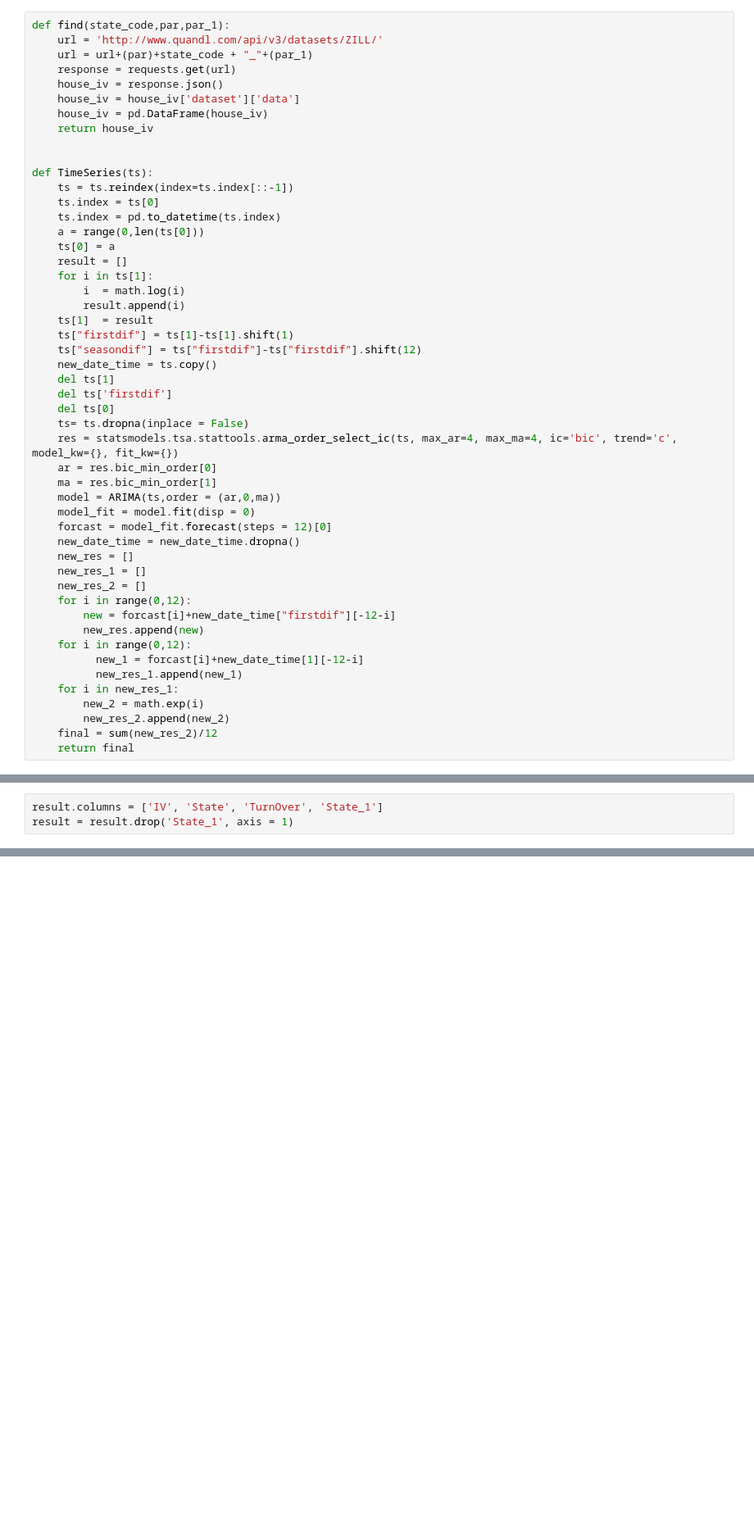
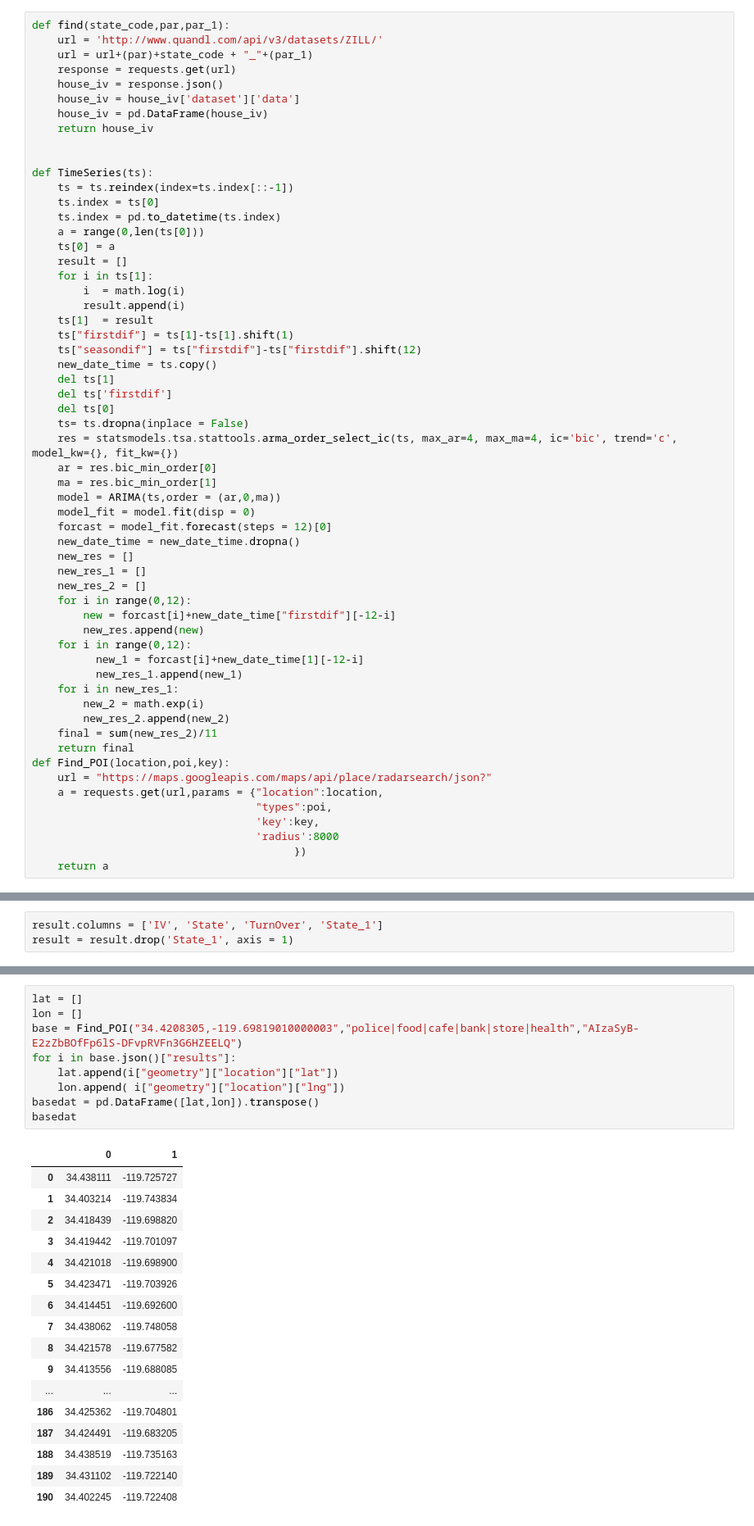
Before and after one commit to lizhihao1212/Final-Project, a Jupyter notebook: project.ipynb, the cells around one changed output, grey strips where cells are left out. Shown at 82% size. Saved outputs shown, nothing was run; the diff lists cells and outputs as text; blank space fills up the shorter version.

```diff
--- a/project.ipynb
+++ b/project.ipynb
@@ -132,8 +132,16 @@ def TimeSeries(ts):
     for i in new_res_1:
         new_2 = math.exp(i)
         new_res_2.append(new_2)
-    final = sum(new_res_2)/12
+    final = sum(new_res_2)/11
     return final
+def Find_POI(location,poi,key):
+    url = "https://maps.googleapis.com/maps/api/place/radarsearch/json?"
+    a = requests.get(url,params = {"location":location,
+                                   "types":poi,
+                                   'key':key,
+                                   'radius':8000
+                                         })
+    return a
 # %%
 resurl = []
 Final_res = []
@@ -254,0 +271,27 @@ plt.show()
+# %%
+lat = []
+lon = []
+base = Find_POI("34.4208305,-119.69819010000003","police|food|cafe|bank|store|health","AIzaSyB-E2zZbBOfFp6lS-DFvpRVFn3G6HZEELQ")
+for i in base.json()["results"]:
+    lat.append(i["geometry"]["location"]["lat"])
+    lon.append( i["geometry"]["location"]["lng"])
+basedat = pd.DataFrame([lat,lon]).transpose()
+basedat
+# %% [output]
+|  | 0 | 1 |
+| 0 | 34.438111 | -119.725727 |
+| 1 | 34.403214 | -119.743834 |
+| 2 | 34.418439 | -119.698820 |
+| 3 | 34.419442 | -119.701097 |
+| 4 | 34.421018 | -119.698900 |
+| 5 | 34.423471 | -119.703926 |
+| 6 | 34.414451 | -119.692600 |
+| 7 | 34.438062 | -119.748058 |
+| 8 | 34.421578 | -119.677582 |
+| 9 | 34.413556 | -119.688085 |
+| ... | ... | ... |
+| 186 | 34.425362 | -119.704801 |
+| 187 | 34.424491 | -119.683205 |
+| 188 | 34.438519 | -119.735163 |
+| 189 | 34.431102 | -119.722140 |
+| 190 | 34.402245 | -119.722408 |
```
Also changed, not shown: parts of 4 cells of this notebook.
